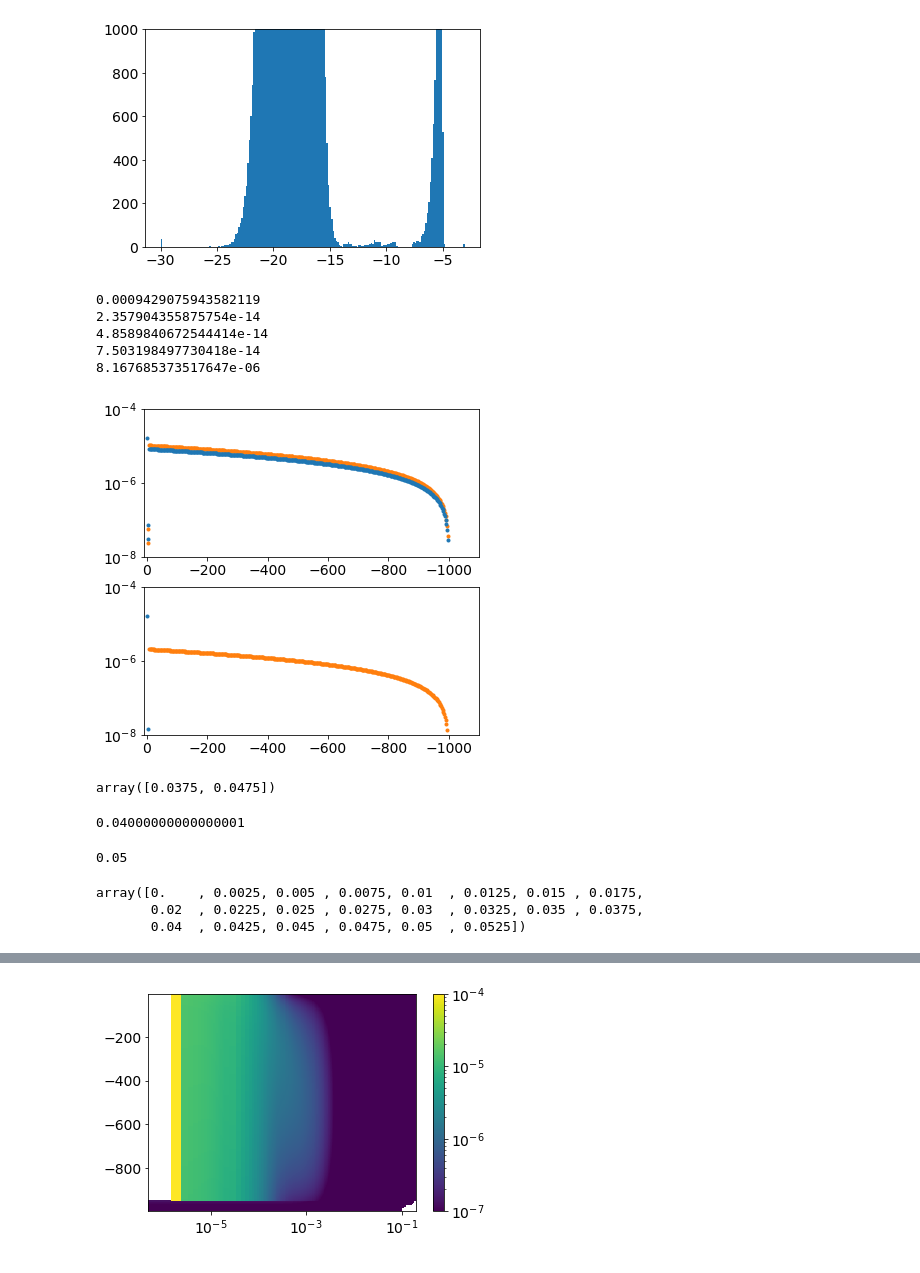
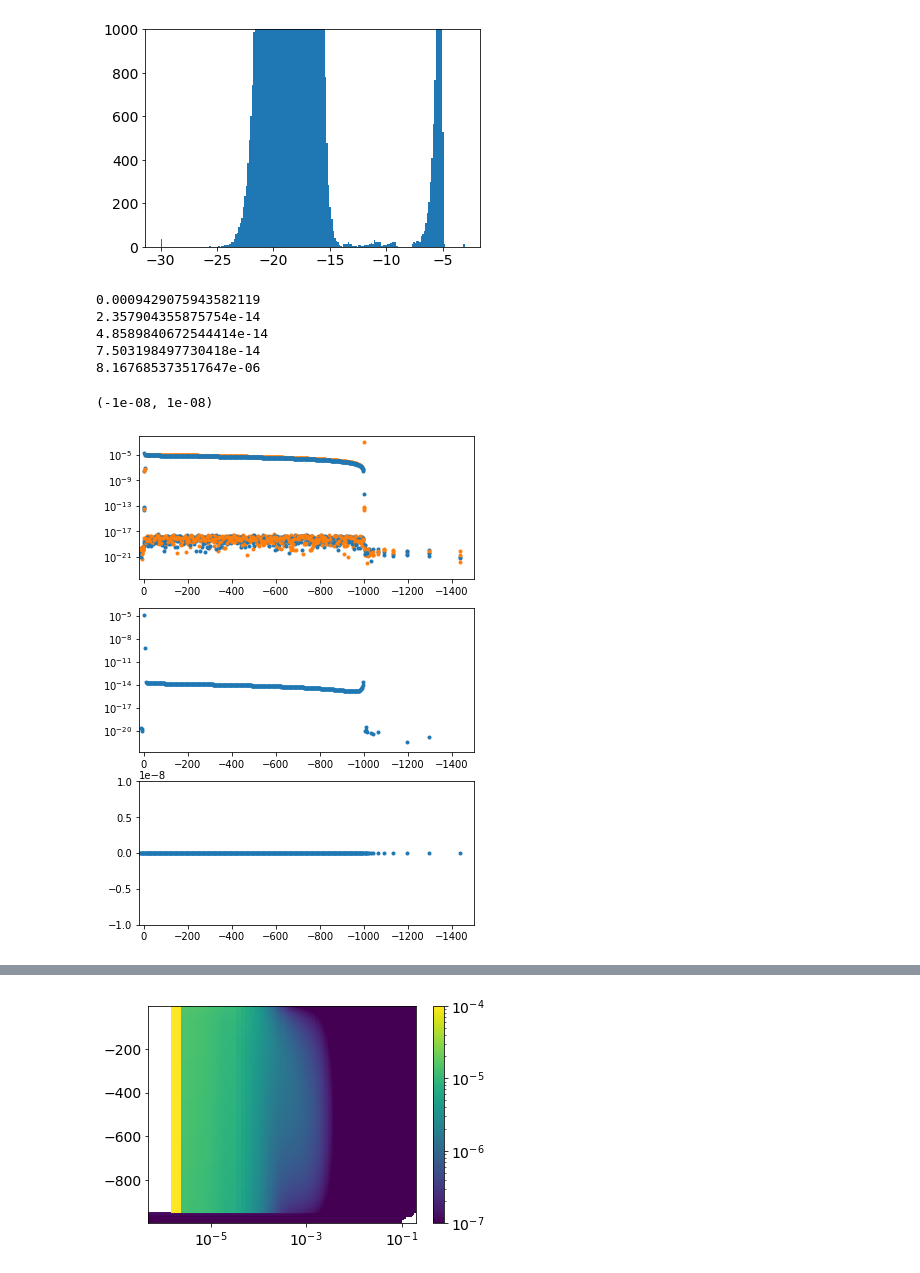
Before and after one commit to lheagy/heagy-2019-casing-ml, a Jupyter notebook: notebooks/TDEM_current_plots_src_term.ipynb, the cells around one changed output, grey strips where cells are left out. Cells and saved outputs as stored; diff of their text form; code cells hidden in the pictures.

```diff
--- a/notebooks/TDEM_current_plots_src_term.ipynb
+++ b/notebooks/TDEM_current_plots_src_term.ipynb
@@ -805,60 +805,45 @@ smy = smy.reshape(mesh.vnEy, order="F")
 # %%
 from matplotlib import cm as cmap
 # %%
-fig, ax = plt.subplots(2, 1, figsize = (6, 6))
+fig, ax = plt.subplots(3, 1, figsize = (6, 9))
 theta_ind = 3
 src_ind = 0
 tind = 0
 
 sm = compute_sm_error(survey.srcList[src_ind], tind=tind, key="approx_casing", primary_key="casing", separate=False)
 smy = sm[mesh.vnE[0]:mesh.vnE[:2].sum()]
 smy = smy.reshape(mesh.vnEy, order="F")
 
 rinds = np.where((mesh.vectorNx >= model.casing_a*0.9) & (mesh.vectorNx <= model.casing_b))[0][[0, -1]]
 colors = cmap.viridis(np.linspace(0, 1, len(rinds)))
 
 for val in range(rinds[0], rinds[1]+1):
     plotme = smy[val, 3, :]
     print(np.max(np.abs(plotme)))
     pos_inds = plotme > 0
     neg_inds = plotme < 0
 
     if np.any(pos_inds):
         ax[0].semilogy(mesh.vectorNz[pos_inds], plotme[pos_inds], '.', color='C0')
     if np.any(neg_inds):
         ax[0].semilogy(mesh.vectorNz[neg_inds], -plotme[neg_inds],'.', color='C1')
 
-# ax[1].plot(mesh.vectorNz, np.abs(smy[rinds[0], 3, :]/smy[rinds[1], 3, :]), '.')
-# ax[1].set_ylim([1.2, 1.3])
 
-ax[1].semilogy(mesh.vectorNz, (smy[rinds[0]:rinds[1]+1, 3, :].sum(0)), '.', color='C0')
-ax[1].semilogy(mesh.vectorNz, -(smy[rinds[0]:rinds[1]+1, 3, :].sum(0)), '.', color='C1')
+R = np.repeat(np.atleast_2d(mesh.vectorNx[rinds[0]+1:rinds[1]+2]), len(mesh.vectorNz), axis=0).T
+ax[1].semilogy(mesh.vectorNz, (smy[rinds[0]:rinds[1]+1, theta_ind, :]*R).sum(0)/model.casing_b, '.', color='C0')
+# ax[1].semilogy(mesh.vectorNz, -(smy[rinds[0]:rinds[1]+1, theta_ind, :]*R).sum(0)/model.casing_b, '.', color='C1')
 
 for a in ax:
-    a.set_xlim([10, -model.casing_l*1.1])
-    a.set_ylim([1e-8, 1e-4])
+    a.set_xlim([20, -model.casing_l*1.5])
+#     a.set_ylim([1e-9, 1e-4])
+
+ax[2].plot(mesh.vectorNz, np.abs(smy[rinds[0], theta_ind, :]*mesh.vectorNx[rinds[0]+1] + (smy[rinds[1], 3, :]*mesh.vectorNx[rinds[1]+1])), '.')
+ax[2].set_ylim(1e-8*np.r_[-1, 1])
 # %% [output]
 0.0009429075943582119
 2.357904355875754e-14
 4.8589840672544414e-14
 7.503198497730418e-14
 8.167685373517647e-06
+(-1e-08, 1e-08)
-[figure, old version]
+[figure, new version]
-# %%
-mesh.vectorNx[rinds]
-# %% [output]
-array([0.0375, 0.0475])
-# %%
-model.casing_a
-# %% [output]
-0.04000000000000001
-# %%
-model.casing_b
-# %% [output]
-0.05
-# %%
-mesh.vectorNx[:22]
-# %% [output]
-array([0.    , 0.0025, 0.005 , 0.0075, 0.01  , 0.0125, 0.015 , 0.0175,
-       0.02  , 0.0225, 0.025 , 0.0275, 0.03  , 0.0325, 0.035 , 0.0375,
-       0.04  , 0.0425, 0.045 , 0.0475, 0.05  , 0.0525])
```
Also changed, not shown: parts of 36 cells of this notebook.
